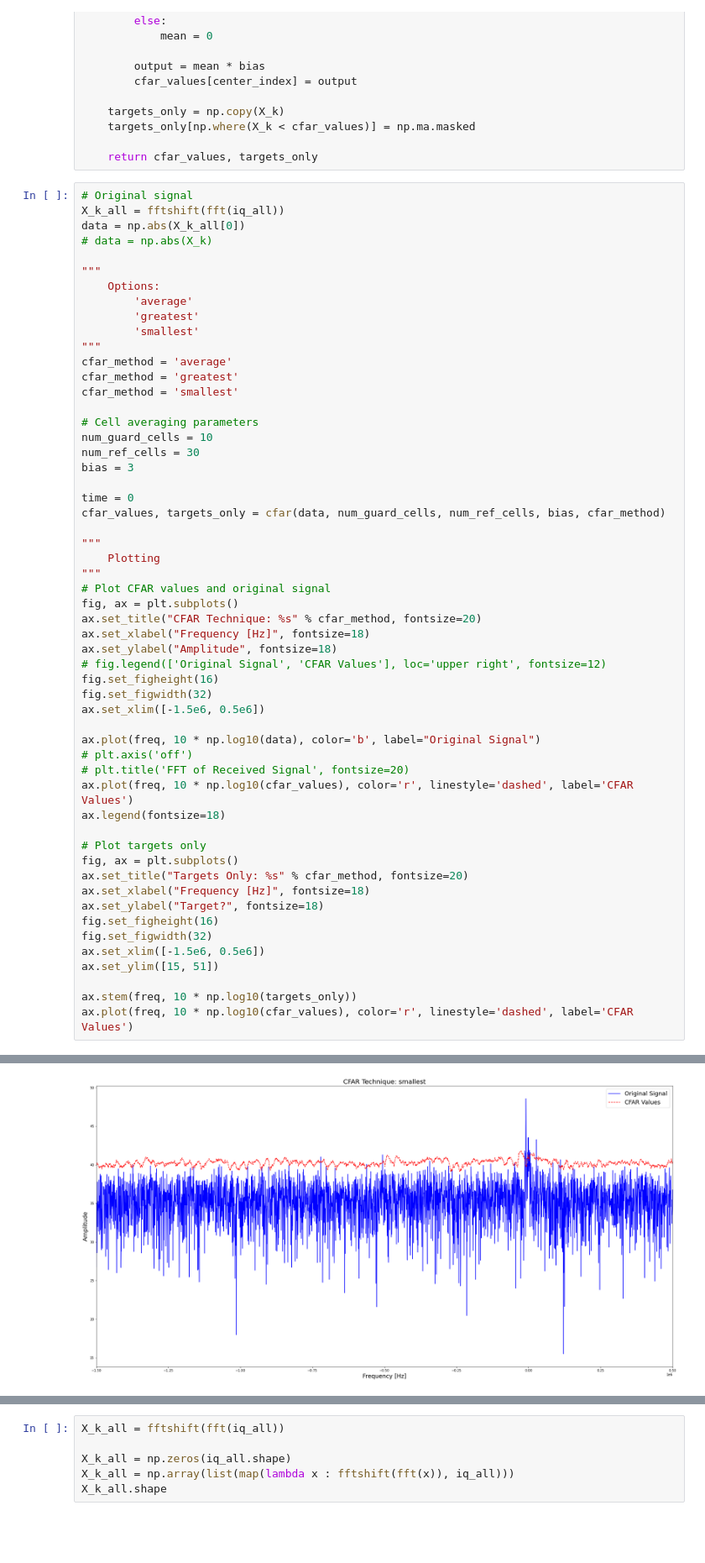
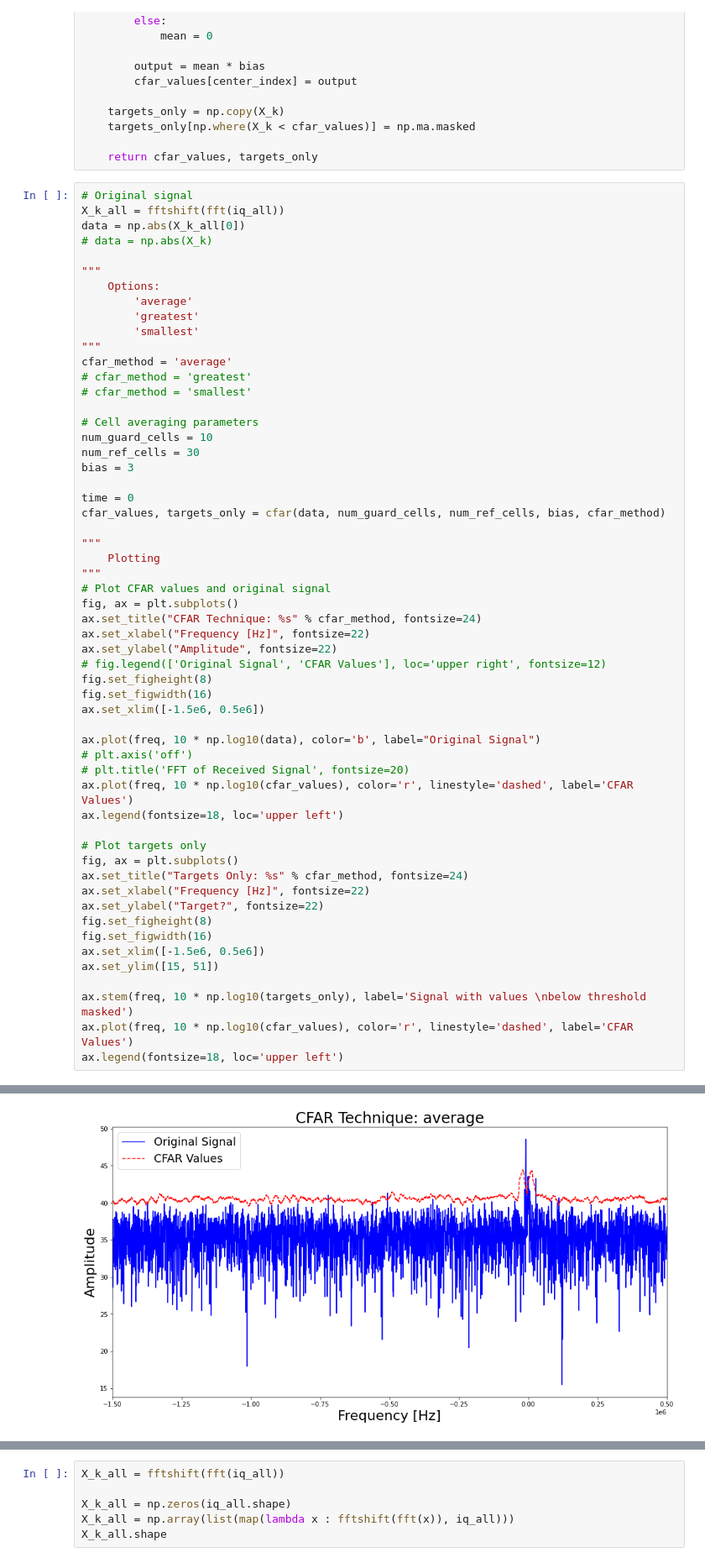
Before and after one commit to brunerm99/ADI_Radar_DSP, a Jupyter notebook: Bruner_Thesis/Target_Detection.ipynb, the cells around one changed output, grey strips where cells are left out. Shown at 84% size. Cells and saved outputs as stored; diff of their text form; blank space fills up the shorter version.

Commit message:
Formatted plots for thesis

```diff
--- a/Bruner_Thesis/Target_Detection.ipynb
+++ b/Bruner_Thesis/Target_Detection.ipynb
@@ -315,8 +315,8 @@ data = np.abs(X_k_all[0])
         'smallest'
 """
 cfar_method = 'average'
-cfar_method = 'greatest'
-cfar_method = 'smallest'
+# cfar_method = 'greatest'
+# cfar_method = 'smallest'
 
 # Cell averaging parameters
 num_guard_cells = 10
@@ -331,30 +331,31 @@ cfar_values, targets_only = cfar(data, num_guard_cells, num_ref_cells, bias, cfa
 """
 # Plot CFAR values and original signal
 fig, ax = plt.subplots()
-ax.set_title("CFAR Technique: %s" % cfar_method, fontsize=20)
-ax.set_xlabel("Frequency [Hz]", fontsize=18)
-ax.set_ylabel("Amplitude", fontsize=18)
+ax.set_title("CFAR Technique: %s" % cfar_method, fontsize=24)
+ax.set_xlabel("Frequency [Hz]", fontsize=22)
+ax.set_ylabel("Amplitude", fontsize=22)
 # fig.legend(['Original Signal', 'CFAR Values'], loc='upper right', fontsize=12)
-fig.set_figheight(16)
-fig.set_figwidth(32)
+fig.set_figheight(8)
+fig.set_figwidth(16)
 ax.set_xlim([-1.5e6, 0.5e6])
 
 ax.plot(freq, 10 * np.log10(data), color='b', label="Original Signal")
 # plt.axis('off')
 # plt.title('FFT of Received Signal', fontsize=20)
 ax.plot(freq, 10 * np.log10(cfar_values), color='r', linestyle='dashed', label='CFAR Values')
-ax.legend(fontsize=18)
+ax.legend(fontsize=18, loc='upper left')
 
 # Plot targets only
 fig, ax = plt.subplots()
-ax.set_title("Targets Only: %s" % cfar_method, fontsize=20)
-ax.set_xlabel("Frequency [Hz]", fontsize=18)
-ax.set_ylabel("Target?", fontsize=18)
-fig.set_figheight(16)
-fig.set_figwidth(32)
+ax.set_title("Targets Only: %s" % cfar_method, fontsize=24)
+ax.set_xlabel("Frequency [Hz]", fontsize=22)
+ax.set_ylabel("Target?", fontsize=22)
+fig.set_figheight(8)
+fig.set_figwidth(16)
 ax.set_xlim([-1.5e6, 0.5e6])
 ax.set_ylim([15, 51])
 
-ax.stem(freq, 10 * np.log10(targets_only))
+ax.stem(freq, 10 * np.log10(targets_only), label='Signal with values \nbelow threshold masked')
 ax.plot(freq, 10 * np.log10(cfar_values), color='r', linestyle='dashed', label='CFAR Values')
+ax.legend(fontsize=18, loc='upper left')
 # %% [output]
@@ -362 +363 @@ ax.plot(freq, 10 * np.log10(cfar_values), color='r', linestyle='dashed', label='
-[figure, old version]
+[figure, new version]
```
Also changed, not shown: parts of 5 cells of this notebook.
